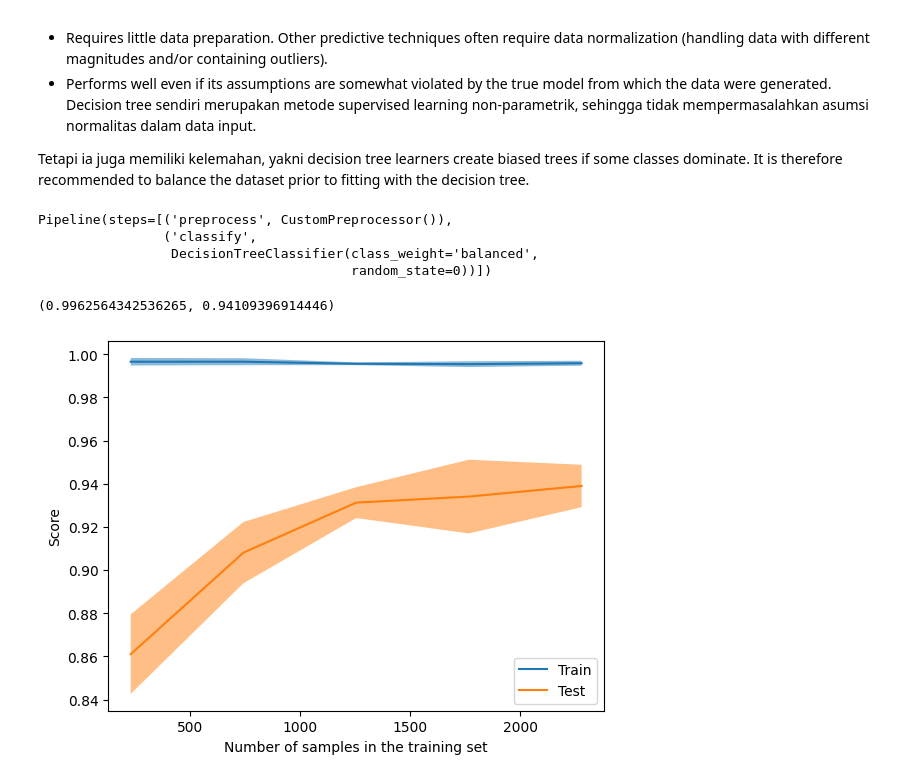
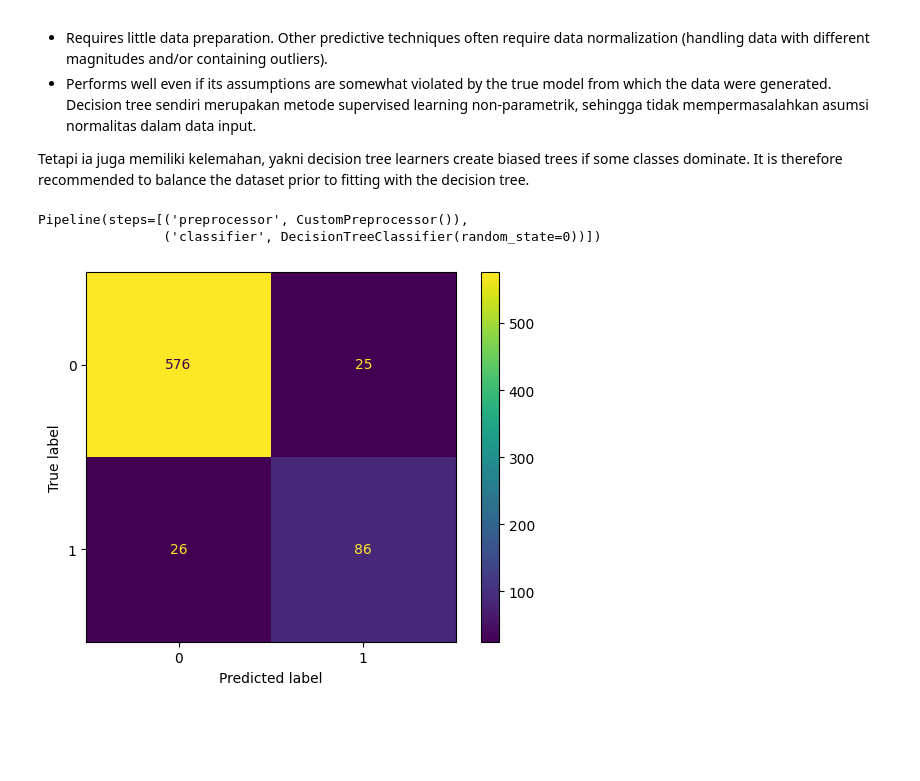
Before and after one commit to garudapaksi-yusuf/Iranian_Telecom_Churn, a Jupyter notebook: notebook/notebook.ipynb, the cells around one changed output. Cells and saved outputs as stored; diff of their text form; code cells hidden in the pictures; blank space fills up the shorter version.

Commit message:
performance metrics

```diff
--- a/notebook/notebook.ipynb
+++ b/notebook/notebook.ipynb
@@ -1381,8 +1448,8 @@ class CustomPreprocessor(BaseEstimator, TransformerMixin):
 # %% [markdown]
 Berikutnya variable instance dibuat dari `CustomPreprocessor` Class yang telah didefinisikan sebelumnya, untuk memanggil fungsi `fit_transform` dalam Class tersebut. Sebagai contoh, digunakan `X_train` untuk melihat apakah input berhasil dimodifikasi sesuai fungsi di dalam Class tersebut.
 # %%
-preprocessor = CustomPreprocessor()
-X_train_preprocessed = preprocessor.fit_transform(X=X_train)
+custom_preprocessor = CustomPreprocessor()
+X_train_preprocessed = custom_preprocessor.fit_transform(X=X_train)
 # %% [markdown]
 Dan berikut ditampilkan perbandingan karakteristik data sebelum dan sesudah preprocess:
 # %%
@@ -1446,17 +1507,14 @@ Some advantages of decision trees yang berkaitan dengan karakteristik data input
 
 Tetapi ia juga memiliki kelemahan, yakni decision tree learners create biased trees if some classes dominate. It is therefore recommended to balance the dataset prior to fitting with the decision tree.
 # %%
-from sklearn.tree import DecisionTreeClassifier
+from sklearn import tree
 from sklearn.pipeline import Pipeline
 
-dt_classifier = DecisionTreeClassifier(
-    class_weight="balanced",
-    random_state=arbitrary_random_state
-)
+dt_classifier = tree.DecisionTreeClassifier(random_state=arbitrary_random_state)
 
 dt_pipeline = Pipeline(
-    steps=[("preprocess", preprocessor),
-           ("classify", dt_classifier)]
+    steps=[("preprocessor", custom_preprocessor),
+           ("classifier", dt_classifier)]
 )
 
 dt_pipeline.fit(
@@ -1464,28 +1522,15 @@ dt_pipeline.fit(
     y=y_train
 )
 # %% [output]
-Pipeline(steps=[('preprocess', CustomPreprocessor()),
-                ('classify',
-                 DecisionTreeClassifier(class_weight='balanced',
-                                        random_state=0))])
+Pipeline(steps=[('preprocessor', CustomPreprocessor()),
+                ('classifier', DecisionTreeClassifier(random_state=0))])
-# %%
-dt_pipeline.score(
-    X=X_train,
-    y=y_train
-), dt_pipeline.score(
-    X=X_test,
-    y=y_test
-)
-# %% [output]
-(0.9962564342536265, 0.94109396914446)
 # %%
-from sklearn.model_selection import LearningCurveDisplay
+from sklearn.metrics import ConfusionMatrixDisplay
 
-display = LearningCurveDisplay.from_estimator(
+display = ConfusionMatrixDisplay.from_estimator(
     estimator=dt_pipeline,
-    X=X,
-    y=y,
-    random_state=arbitrary_random_state
+    X=X_test,
+    y=y_test
 )
 # %% [output]
-[figure, old version]
+[figure, new version]
```
Also changed, not shown: parts of 33 cells of this notebook.
